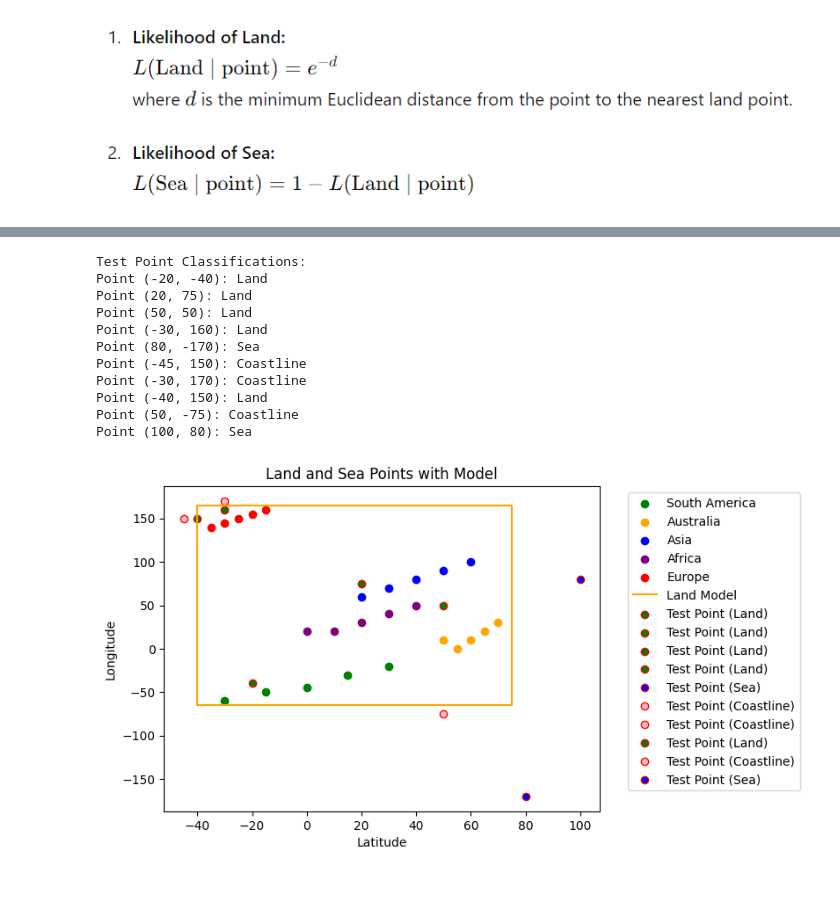
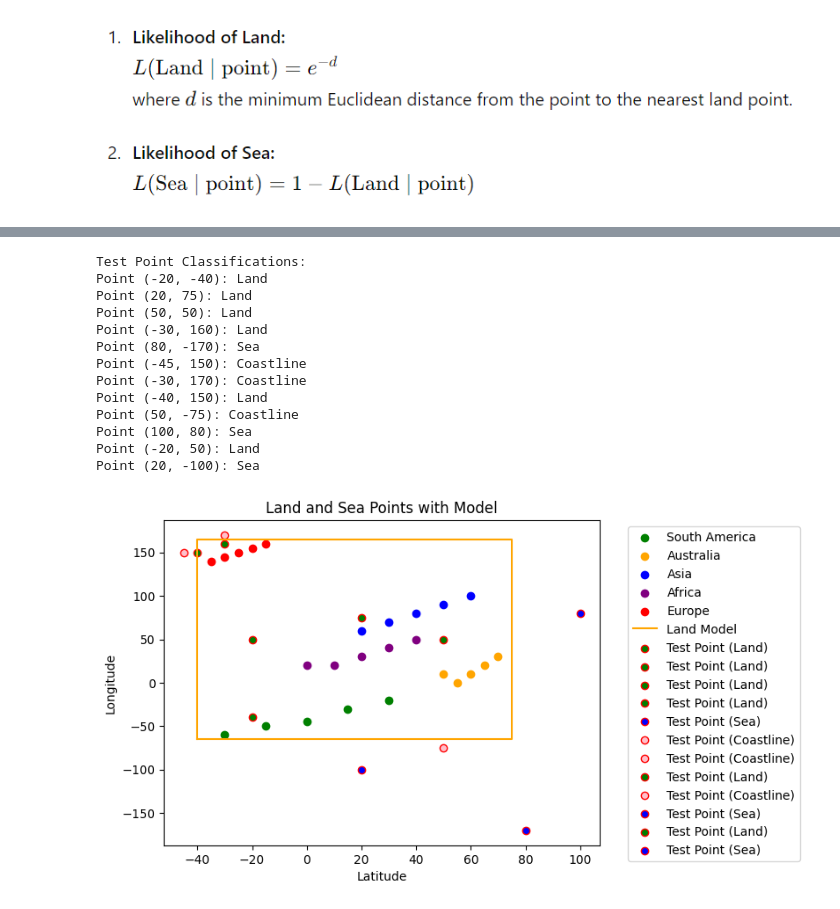
Before and after one commit to DavidSalmon13/GenAI, a Jupyter notebook: HW1/problem1.ipynb, the cells around one changed output, grey strips where cells are left out. Drawn from its saved outputs; the diff is of its cells as text; code cells hidden in the pictures.

```diff
--- a/HW1/problem1.ipynb
+++ b/HW1/problem1.ipynb
@@ -187,32 +187,34 @@ box_bounds = (x_min, x_max, y_min, y_max)
 
 
 # Define unknown test cases with more land points and fewer sea points
 test_points = [
     # Land points inside the model
     (-20, -40), (20, 75), (50, 50), (-30, 160), (80, -170), (-45, 150),
-    (-30,170),(-40, 150),(50,-75), (100,80)
+    (-30,170),(-40, 150),(50,-75), (100,80), (-20, 50), (20, -100)
 ]
 
 # Classify test points
 test_classifications = [classify_point(point, calculate_likelihoods) for point in test_points]
 
 # Print test point classifications
 print("\nTest Point Classifications:")
 for point, classification in zip(test_points, test_classifications):
     print(f"Point {point}: {classification}")
 
 # Plot the points and the model
 plot_points(land_points, test_points, test_classifications, box_bounds)
 # %% [output]
 Test Point Classifications:
 Point (-20, -40): Land
 Point (20, 75): Land
 Point (50, 50): Land
 Point (-30, 160): Land
 Point (80, -170): Sea
 Point (-45, 150): Coastline
 Point (-30, 170): Coastline
 Point (-40, 150): Land
 Point (50, -75): Coastline
 Point (100, 80): Sea
+Point (-20, 50): Land
+Point (20, -100): Sea
-[figure, old version]
+[figure, new version]
```
